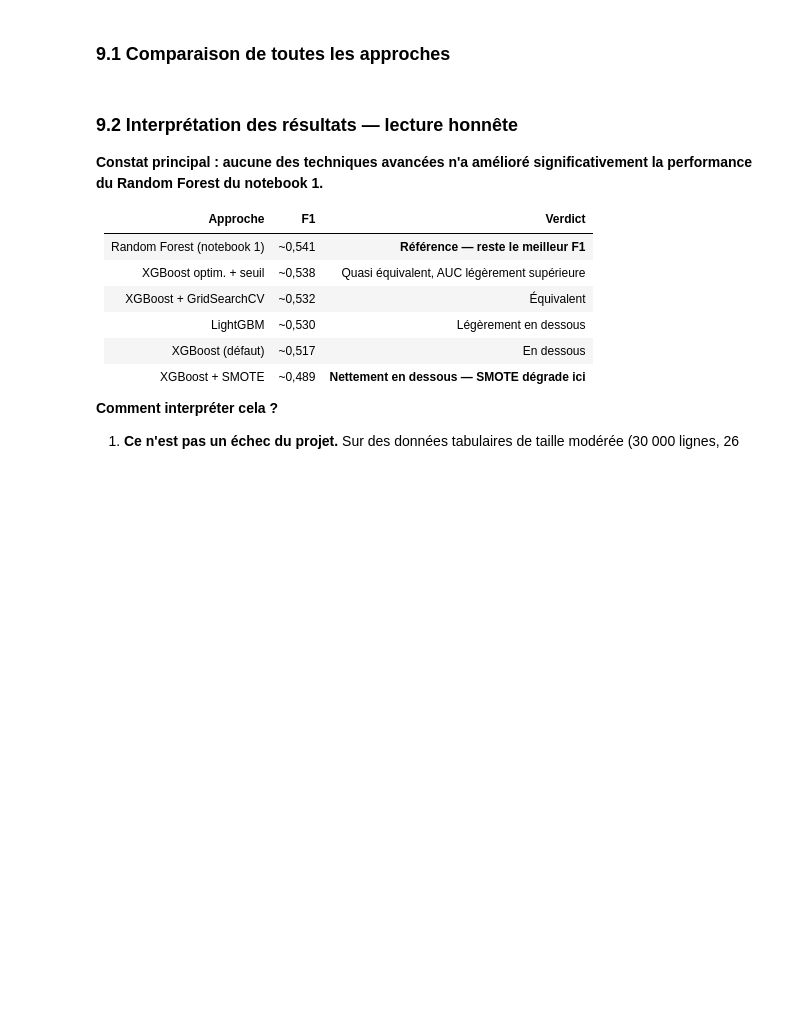
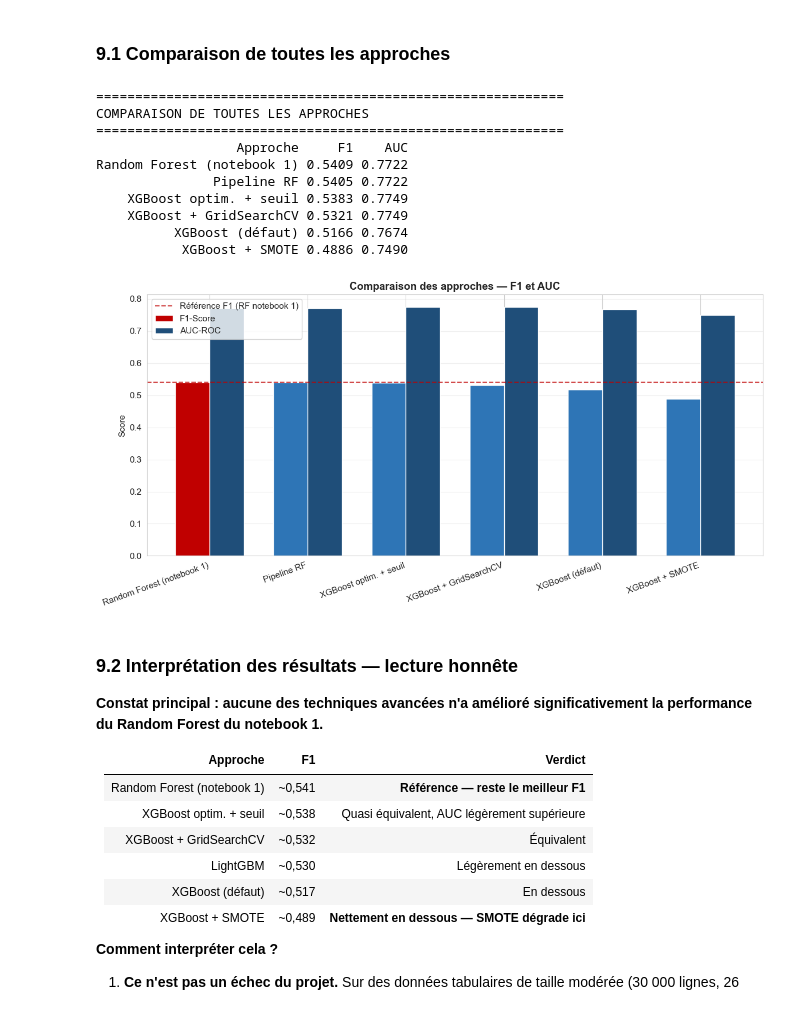
Before and after one commit to zagsing/credit-card-default-mlops, a Jupyter notebook: notebooks/Notebook_Ameliorations.ipynb, the cells around one changed output. Saved outputs shown, nothing was run; the diff lists cells and outputs as text; code cells hidden in the pictures; blank space fills up the shorter version.

```diff
--- a/notebooks/Notebook_Ameliorations.ipynb
+++ b/notebooks/Notebook_Ameliorations.ipynb
@@ -100,7 +105,7 @@ print(f"  SHAP     : {shap.__version__}")
 On reproduit exactement le prétraitement du notebook 1 pour que la comparaison soit valide.
 # %%
 # Chargement
-FILE_PATH = "default_of_credit_card_clients.xls"
+FILE_PATH = "../data/raw/default of credit card clients.xls"
 df = pd.read_excel(FILE_PATH, header=1)
 df = df.rename(columns={'default payment next month': 'DEFAULT', 'PAY_0': 'PAY_1'})
 
@@ -564,41 +712,53 @@ une décision auprès d'un client ou d'un auditeur.
 # %%
 # Tableau récapitulatif — toutes les approches du notebook 2
 # + rappel de la référence du notebook 1
+
 resultats = [
     {'Approche': 'Random Forest (notebook 1)',  'F1': 0.5409, 'AUC': 0.7722},
     {'Approche': 'Pipeline RF',                 'F1': f1_score(y_test, y_pred_pipe),  'AUC': roc_auc_score(y_test, y_proba_pipe)},
     {'Approche': 'XGBoost (défaut)',            'F1': f1_score(y_test, y_pred_xgb),   'AUC': roc_auc_score(y_test, y_proba_xgb)},
-    {'Approche': 'LightGBM (défaut)',           'F1': f1_score(y_test, y_pred_lgb),   'AUC': roc_auc_score(y_test, y_proba_lgb)},
     {'Approche': 'XGBoost + GridSearchCV',      'F1': f1_score(y_test, y_pred_best),  'AUC': roc_auc_score(y_test, y_proba_best)},
     {'Approche': 'XGBoost + SMOTE',             'F1': f1_score(y_test, y_pred_smote), 'AUC': roc_auc_score(y_test, y_proba_smote)},
     {'Approche': 'XGBoost optim. + seuil',      'F1': f1_score(y_test, y_pred_optim), 'AUC': roc_auc_score(y_test, y_proba_best)},
 ]
 
 df_resultats = pd.DataFrame(resultats).sort_values('F1', ascending=False).reset_index(drop=True)
 
 print("="*60)
 print("COMPARAISON DE TOUTES LES APPROCHES")
 print("="*60)
 print(df_resultats.to_string(index=False,
       formatters={'F1': '{:.4f}'.format, 'AUC': '{:.4f}'.format}))
 
 # Visualisation
 fig, ax = plt.subplots(figsize=(12, 6))
 x = np.arange(len(df_resultats))
 width = 0.35
 couleurs_f1 = ['#C00000' if 'notebook 1' in a else '#2E75B6' for a in df_resultats['Approche']]
 ax.bar(x - width/2, df_resultats['F1'], width, label='F1-Score', color=couleurs_f1)
 ax.bar(x + width/2, df_resultats['AUC'], width, label='AUC-ROC', color='#1F4E79')
 ax.axhline(y=0.5409, color='#C00000', linestyle='--', alpha=0.7,
            label='Référence F1 (RF notebook 1)')
 ax.set_xticks(x)
 ax.set_xticklabels(df_resultats['Approche'], rotation=20, ha='right')
 ax.set_ylabel('Score')
 ax.set_title('Comparaison des approches — F1 et AUC', fontweight='bold')
 ax.legend()
 ax.grid(alpha=0.3, axis='y')
 plt.tight_layout()
 plt.show()
+# %% [output]
+============================================================
+COMPARAISON DE TOUTES LES APPROCHES
+============================================================
+                  Approche     F1    AUC
+Random Forest (notebook 1) 0.5409 0.7722
+               Pipeline RF 0.5405 0.7722
+    XGBoost optim. + seuil 0.5383 0.7749
+    XGBoost + GridSearchCV 0.5321 0.7749
+          XGBoost (défaut) 0.5166 0.7674
+           XGBoost + SMOTE 0.4886 0.7490
+[figure, added]
 # %% [markdown]
 ### 9.2 Interprétation des résultats — lecture honnête
 
```
Also changed, not shown: parts of 19 cells of this notebook, 3 other files.
